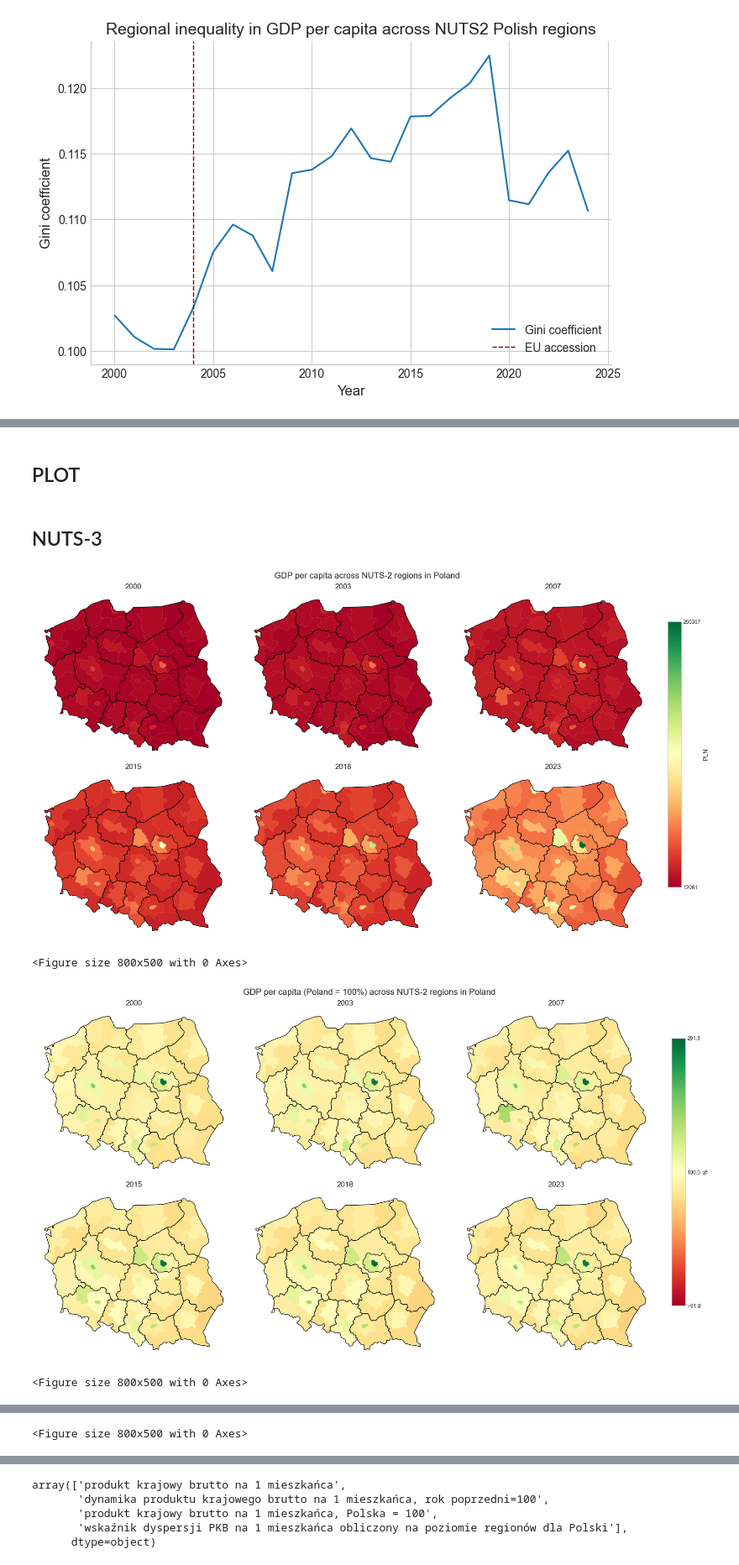
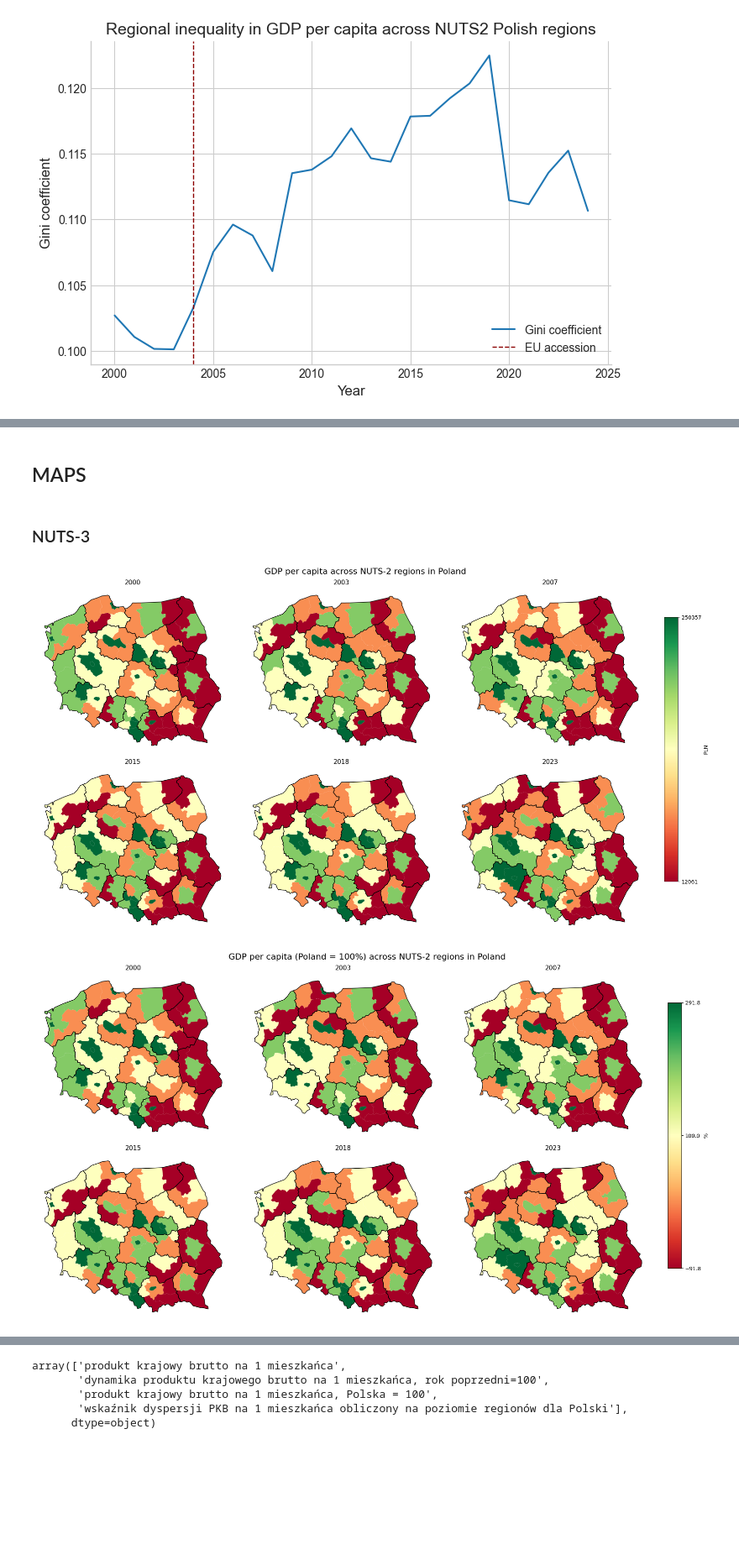
Before and after one commit to aleksandrajaremko/Policy-paper, a Jupyter notebook: code/processing/plots.ipynb, the cells around one changed output, grey strips where cells are left out. Shown at 84% size. Drawn from its saved outputs; the diff is of its cells as text; code cells hidden in the pictures; blank space fills up the shorter version.

```diff
--- a/code/processing/plots.ipynb
+++ b/code/processing/plots.ipynb
@@ -62,8 +62,14 @@ geom_nuts2['NUTS_NAME'] = geom_nuts2['NUTS_NAME'].str.strip().str.upper()
 
 # Dissolve the two Mazowieckie subregions into one
 mask = geom_nuts2['NUTS_NAME'].isin(['WARSZAWSKI STOLECZNY', 'MAZOWIECKI REGIONALNY'])
-mazowieckie_geom = geom_nuts2[mask].dissolve().geometry.values[0]
-geom_nuts2 = geom_nuts2[~mask] # Remove the two subregions
+mazowieckie_geom = geom_nuts2[mask].copy()
+mazowieckie_geom['dummy'] = 1
+mazowieckie_geom = mazowieckie_geom.dissolve(by='dummy').geometry.values[0]
+
+# Remove the original two subregions
+geom_nuts2 = geom_nuts2[~mask]
+
+# Add the new combined row
 mazowieckie_row = gpd.GeoDataFrame({
     'NUTS_NAME': ['MAZOWIECKIE'],
     'geometry': [mazowieckie_geom]
@@ -71,7 +77,12 @@ mazowieckie_row = gpd.GeoDataFrame({
 
 geom_nuts2 = pd.concat([geom_nuts2, mazowieckie_row], ignore_index=True)
 
-geom_nuts2 = geom_nuts2[geom_nuts2['NUTS_NAME'].isin(df_nuts2['NUTS_NAME'])]
+# Keep only the ones present in df_nuts2
+df_nuts2['NUTS_NAME'] = df_nuts2['NUTS_NAME'].replace({
+    'WARSZAWSKI STOŁECZNY': 'MAZOWIECKIE',
+    'MAZOWIECKI REGIONALNY': 'MAZOWIECKIE'
+})
+
 
 print(df_nuts2['NUTS_NAME'].unique())
 print(geom_nuts2['NUTS_NAME'].unique())
@@ -101,6 +112,8 @@ geom_nuts3.NUTS_ID.nunique(), df_nuts3.CODE_PL.nunique(), geom_nuts2.NUTS_ID.nun
 # %%
 merged = pd.merge(df_nuts3, geom_nuts3, on='NUTS_NAME', how='left', validate='m:1')
 merged.to_csv('data/clean/outcome/NUTS_3/GDP_per_capita_NUTS3_2002_23.csv', index = False)
+merged = gpd.GeoDataFrame(merged, geometry='geometry')
+merged.to_file('data/clean/outcome/NUTS_3/GDP_per_capita_NUTS3_2002_23.gpkg', layer='nuts3', driver='GPKG', index = False)
 # %%
 merged_nuts2 = pd.merge(df_nuts2, geom_nuts2, on='NUTS_NAME', how='left', validate='m:1')
 merged_nuts2.to_csv('data/clean/outcome/NUTS_2/economic_data_NUTS2.csv', index=False)
@@ -248,7 +261,7 @@ for dataset in [merged, merged_nuts2]:
     theil_by_year = (
     dataset[dataset['INDICATOR'] == 'produkt krajowy brutto na 1 mieszkańca']
     .groupby('YEAR')['VALUE']
-    .apply(gini)).plot(ax=ax, label="Theil coefficient")
+    .apply(theil)).plot(ax=ax, label="Theil coefficient")
 
     ax.axvline(
         2004,
@@ -270,5 +283,8 @@ for dataset in [merged, merged_nuts2]:
 
     ax.legend();
 
-    fig.savefig('outputs/plots/lineplots/theil_index_gdp_per_capita_nuts3.png', dpi=300)
+    if dataset is merged:
+        fig.savefig('outputs/plots/lineplots/theil_index_gdp_per_capita_nuts3.png', dpi=300)
+    else:
+        fig.savefig('outputs/plots/lineplots/theil_index_gdp_per_capita_nuts2.png', dpi=300)
 # %% [output]
@@ -277,5 +293,5 @@ for dataset in [merged, merged_nuts2]:
 # %% [markdown]
-## PLOT
+## MAPS
 # %%
 indicators_names_dict = {
     'produkt krajowy brutto na 1 mieszkańca': 'GDP per capita',
@@ -292,7 +308,7 @@ cb_label = {
     'produkt krajowy brutto na 1 mieszkańca, region=100': '%'
 }
 # %% [markdown]
-## NUTS-3
+### NUTS-3
 # %%
 years = [2000, 2003, 2007, 2015, 2018, 2023]
 indicators = [
@@ -309,39 +325,39 @@ for indicator in indicators:
         ref = 100
         max_abs = max(abs(vals.min() - ref), abs(vals.max() - ref))
         vmin, vmax = ref - max_abs, ref + max_abs
     else:  # for absolute value indicators
         vmin, vmax = vals.min(), vals.max()
         max_abs = max(abs(vmin), abs(vmax))
 
     for i, year in enumerate(years):
         ax = axes[i]
         data = merged[(merged['YEAR'] == year) & (merged['INDICATOR'] == indicator)]
         gdf = gpd.GeoDataFrame(data, geometry='geometry')
         gdf.plot(
             column='VALUE',
             ax=ax,
+            k=5,
+            scheme="Quantiles",
             cmap='RdYlGn',
-            vmin=vmin,
-            vmax=vmax,
+            # vmin=vmin,
+            # vmax=vmax,
             legend=False,
             missing_kwds={"color": "lightgrey"}
         )
         geom_nuts2.boundary.plot(ax=ax, color='black', linewidth=1)
         ax.set_title(f"{year}")
         ax.axis('off')
 
     plt.suptitle(f"{indicators_names_dict[indicator]} across NUTS-2 regions in Poland", fontsize=16)
     plt.tight_layout(rect=[0, 0, 0.93, 1])
     cbar_ax = fig.add_axes([0.94, 0.15, 0.02, 0.7])
     sm = ScalarMappable(cmap='RdYlGn', norm=Normalize(vmin=vmin, vmax=vmax))
     sm._A = []
     fig.colorbar(sm, cax=cbar_ax, label=cb_label[indicator], ticks=[vmin, ref if '100' in indicator else 0, vmax])
 
-    plt.show()
-    plt.savefig(f'outputs/maps/poland/nuts-3/{indicator}_panel_map.png', dpi=300)
-    plt.close(fig)
+    # plt.show()
+    # plt.savefig(f'outputs/maps/poland/nuts-3/{indicators_names_dict[indicator]}_panel_map.png', dpi=300)
+    # plt.close(fig)
 # %% [output]
-[figure, old version]
+[figure, new version]
-<Figure size 800x500 with 0 Axes>
-[figure, old version]
+[figure, new version]
-<Figure size 800x500 with 0 Axes>
@@ -349,2 +365 @@ for indicator in indicators:
-<Figure size 800x500 with 0 Axes>
 # %% [markdown]
```
Also changed, not shown: parts of 7 cells of this notebook, 7 other files.
